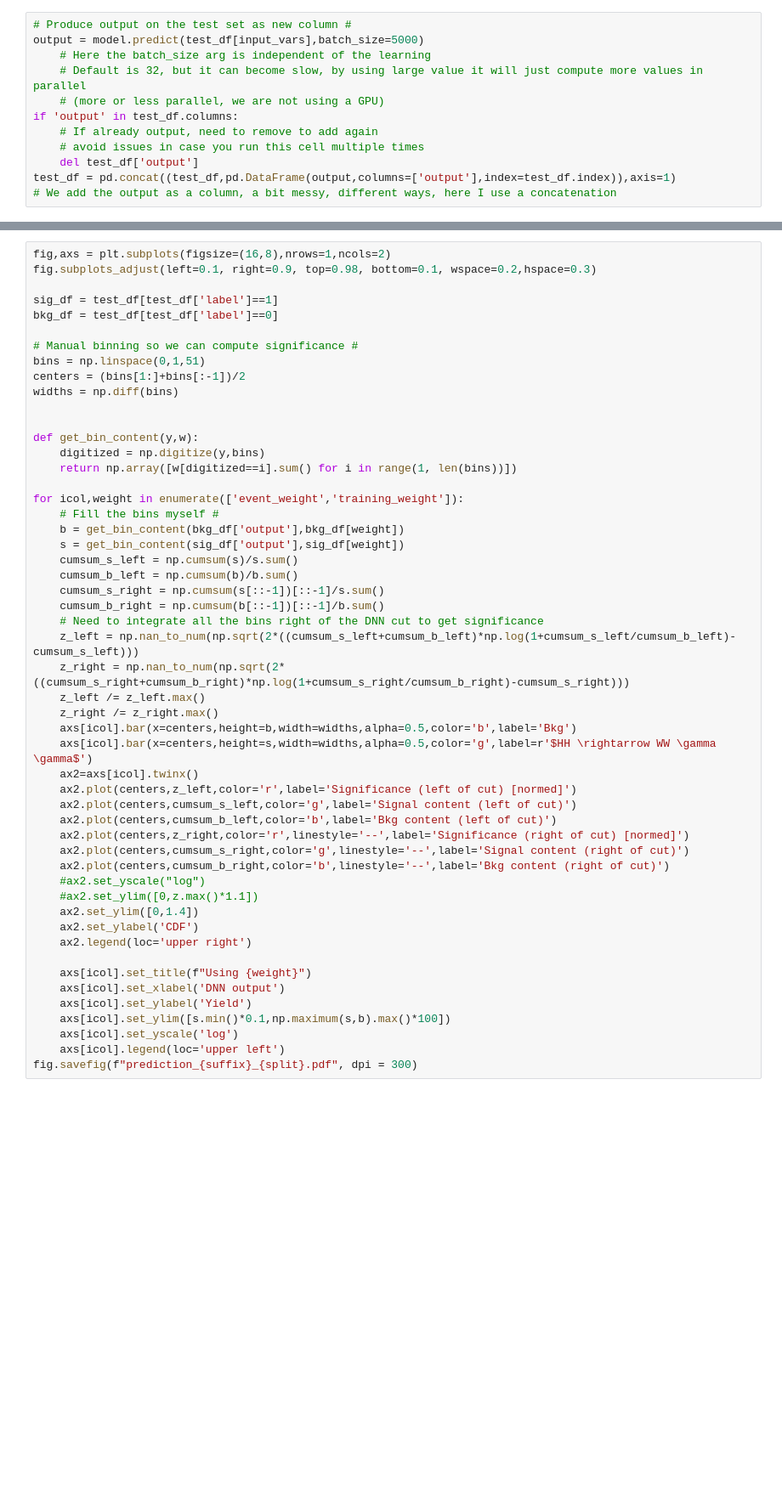
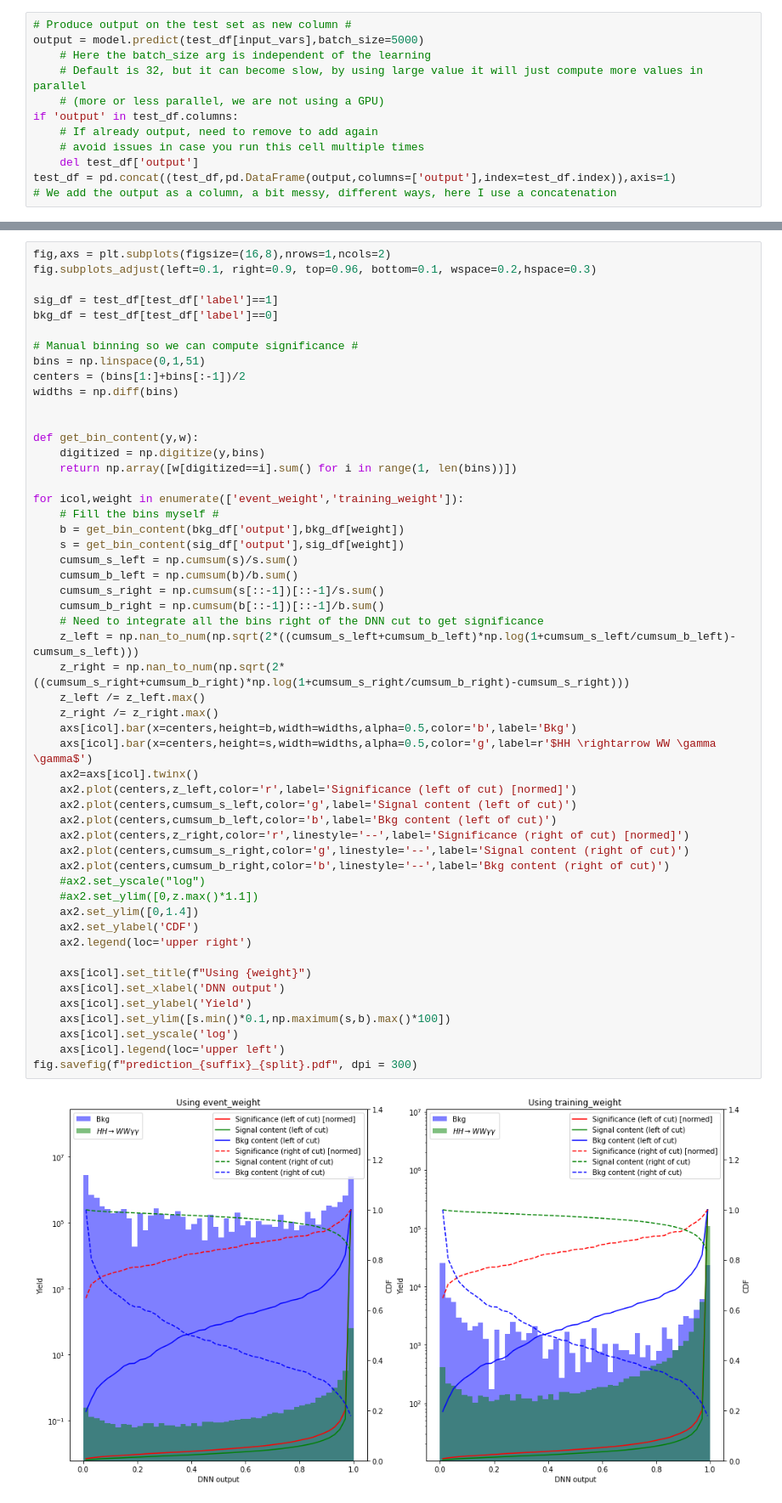
Before and after one commit to suatdonertas/DNN_HHWWGG, a Jupyter notebook: DNN.ipynb, the cells around one changed output, grey strips where cells are left out. Shown at 85% size. Drawn from its saved outputs; the diff is of its cells as text; blank space fills up the shorter version.

```diff
--- a/DNN.ipynb
+++ b/DNN.ipynb
@@ -538,6 +544,6 @@ roc.rocAndSig(y_true     = test_df['label'],
 # %%
 fig,axs = plt.subplots(figsize=(16,8),nrows=1,ncols=2)
-fig.subplots_adjust(left=0.1, right=0.9, top=0.98, bottom=0.1, wspace=0.2,hspace=0.3)
+fig.subplots_adjust(left=0.1, right=0.9, top=0.96, bottom=0.1, wspace=0.2,hspace=0.3)
 
 sig_df = test_df[test_df['label']==1]
 bkg_df = test_df[test_df['label']==0]
@@ -560,30 +566,32 @@ for icol,weight in enumerate(['event_weight','training_weight']):
     cumsum_b_left = np.cumsum(b)/b.sum()
     cumsum_s_right = np.cumsum(s[::-1])[::-1]/s.sum()
     cumsum_b_right = np.cumsum(b[::-1])[::-1]/b.sum()
     # Need to integrate all the bins right of the DNN cut to get significance
     z_left = np.nan_to_num(np.sqrt(2*((cumsum_s_left+cumsum_b_left)*np.log(1+cumsum_s_left/cumsum_b_left)-cumsum_s_left)))
     z_right = np.nan_to_num(np.sqrt(2*((cumsum_s_right+cumsum_b_right)*np.log(1+cumsum_s_right/cumsum_b_right)-cumsum_s_right)))
     z_left /= z_left.max()
     z_right /= z_right.max()
     axs[icol].bar(x=centers,height=b,width=widths,alpha=0.5,color='b',label='Bkg')
     axs[icol].bar(x=centers,height=s,width=widths,alpha=0.5,color='g',label=r'$HH \rightarrow WW \gamma \gamma$')
     ax2=axs[icol].twinx()
     ax2.plot(centers,z_left,color='r',label='Significance (left of cut) [normed]')
     ax2.plot(centers,cumsum_s_left,color='g',label='Signal content (left of cut)')
     ax2.plot(centers,cumsum_b_left,color='b',label='Bkg content (left of cut)')
     ax2.plot(centers,z_right,color='r',linestyle='--',label='Significance (right of cut) [normed]')
     ax2.plot(centers,cumsum_s_right,color='g',linestyle='--',label='Signal content (right of cut)')
     ax2.plot(centers,cumsum_b_right,color='b',linestyle='--',label='Bkg content (right of cut)')
     #ax2.set_yscale("log")
     #ax2.set_ylim([0,z.max()*1.1])
     ax2.set_ylim([0,1.4])
     ax2.set_ylabel('CDF')
     ax2.legend(loc='upper right')
 
     axs[icol].set_title(f"Using {weight}")
     axs[icol].set_xlabel('DNN output')
     axs[icol].set_ylabel('Yield')
     axs[icol].set_ylim([s.min()*0.1,np.maximum(s,b).max()*100])
     axs[icol].set_yscale('log')
     axs[icol].legend(loc='upper left')
 fig.savefig(f"prediction_{suffix}_{split}.pdf", dpi = 300)
+# %% [output]
+[figure, added]
```
Also changed, not shown: parts of 18 cells of this notebook, 2 other files.
